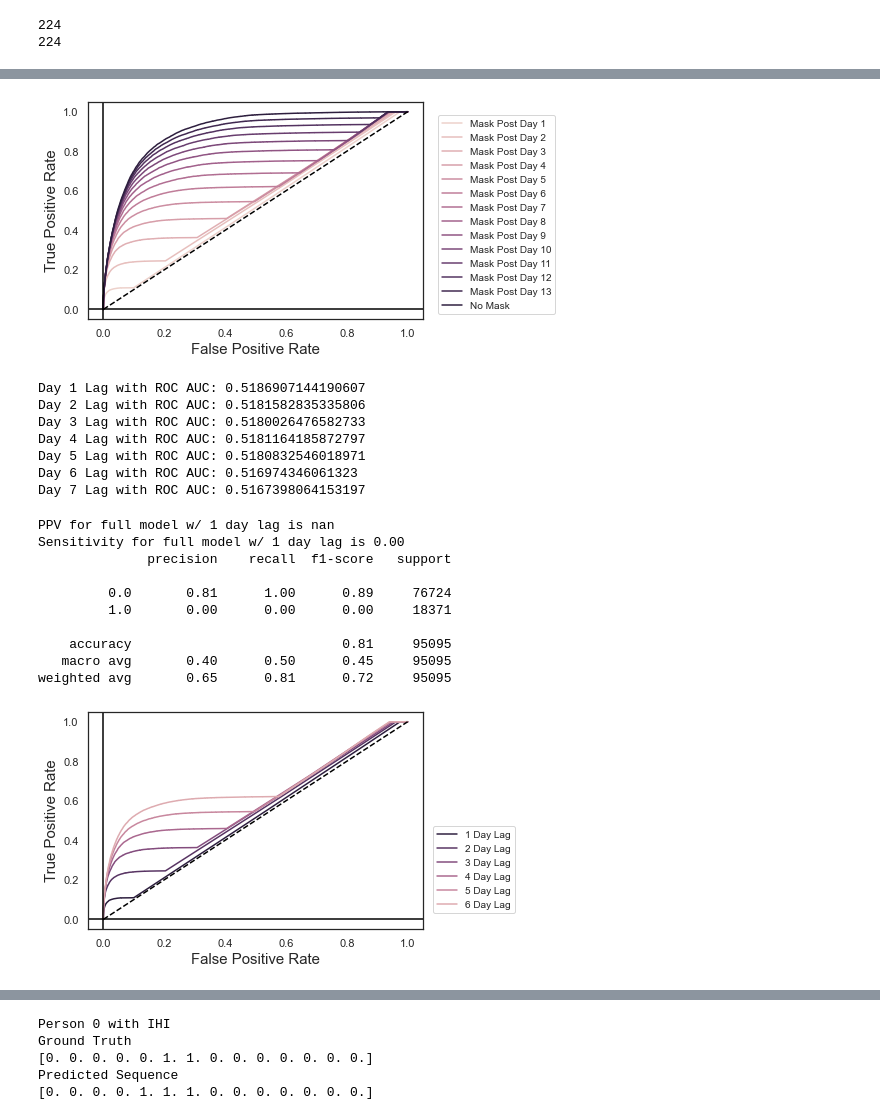
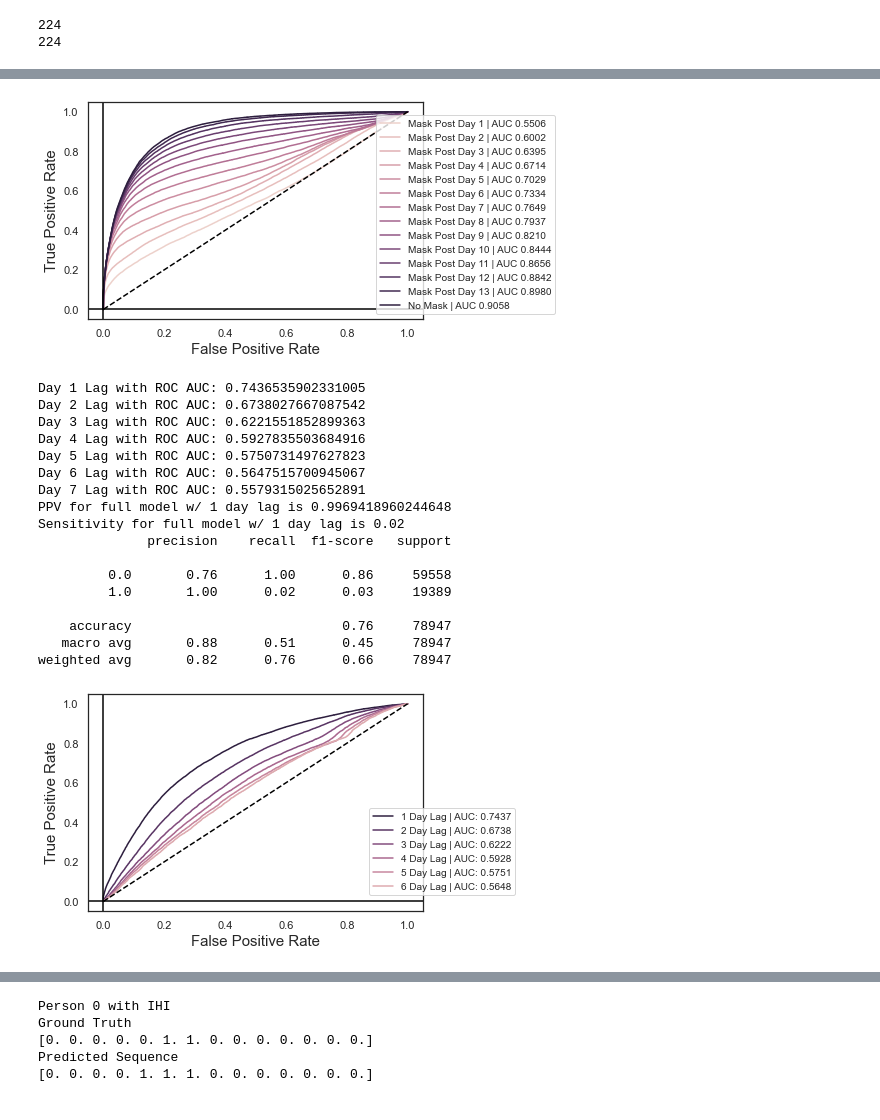
Before and after one commit to stemike/mimic-lstm, a Jupyter notebook: attention_mimic_implementation-final.ipynb, the cells around one changed output, grey strips where cells are left out. Saved outputs shown, nothing was run; the diff lists cells and outputs as text; code cells hidden in the pictures.

Commit message:
Added Weight initialization and fixed bugs in Jupyter Notebook

```diff
--- a/attention_mimic_implementation-final.ipynb
+++ b/attention_mimic_implementation-final.ipynb
@@ -430,5 +432,6 @@ with torch.no_grad():
     for mask in reversed(range(1, TIME_STEPS)):
         X_TEST_MASK[:,mask,:] = mask_value
         prediction, hidden = model_dict[m](X_TEST_MASK.clone().detach())
-        print(f"m={mask}: {prediction[:14,mask,0]}")
+        if debug:
+            print(f"m={mask}: {prediction[4,:,0]}")
         y_pred_mask_dict[mask] = prediction.detach().numpy()
@@ -507,6 +464,7 @@ tensor([[[0.0177],
 #Because the network was trained with padding values I assume that it automatically returns the same result
 #ignoring the prior states
 fpr_tpr_dict = dict()
+roc_aucs = []
 for mask in reversed(y_pred_mask_dict.keys()):
     (fpr, tpr, thresholds) = roc_curve(Y_TEST[~y_boolmat_test], y_pred_mask_dict[mask][~y_boolmat_test])
     fpr_tpr_dict[mask] = (fpr, tpr)
@@ -515,6 +473,7 @@ for mask in reversed(y_pred_mask_dict.keys()):
         print(f'Mask from day {mask + 1:02d} onward with ROC AUC: {roc_auc}')
     else:
         print(f'No masking \t\twith ROC AUC: {roc_auc}')
+    roc_aucs.append(roc_auc)
 
 fpr_tprs = fpr_tpr_dict.values()
 # %% [output]
@@ -542,12 +501,13 @@ ax.set_facecolor('white')
 
 counter = 1
 
-for color, fpr_tpr_tuple in zip(color_list, fpr_tprs):
-    if counter != 14:
-        plt.plot(fpr_tpr_tuple[0], fpr_tpr_tuple[1], label='Mask Post Day {0}'.format(counter), color=color)
-        counter = counter+1
-    elif counter == 14:
-        plt.plot(fpr_tpr_tuple[0], fpr_tpr_tuple[1], label='No Mask', color=color)
+for color, fpr_tpr_tuple, auc in zip(color_list, fpr_tprs, roc_aucs):
+    label = f'Mask Post Day {counter}'
+    if counter == 14:
+        label='No Mask'
+    label += f" | AUC {auc:.4f}"
+    plt.plot(fpr_tpr_tuple[0], fpr_tpr_tuple[1], label=label, color=color)
+    counter += 1
 
 plt.plot([0, 1], [0, 1], color='black', linestyle='--')
 plt.xlabel('False Positive Rate', fontsize=15)
@@ -558,37 +518,37 @@ legend = plt.legend(loc="lower right", prop={'size': 10}, bbox_to_anchor=(1.41,
 plt.savefig('./figures/{0}_roc_curves_Fig_1.{1}'.format(target, figure_format), format=figure_format,
              dpi=300, facecolor='white', transparent=True, bbox_extra_artists=(legend,), bbox_inches='tight')
 # %% [output]
-[figure, old version]
+[figure, new version]
 # %%
 ##############################
 ## FIGURE 2 LAG EXPERIMENTS ##
 ##############################
 y_test_lag_dict = dict()
 y_pred_lag_dict = dict()
-
+fpr_tpr_dict = dict()
+roc_aucs = []
 max_start_day = 7
 
 for start in range(1, max_start_day + 1):
-    non_nan = ~y_boolmat_test[:,i,::]
     ### 1 DAY LAGGED EXPERIMENTS ###
     ### all the first days of every person, all the second days, third days, in a 1D vector
-    y_test_lag = [Y_TEST[:,i][non_nan] for i in range(start, TIME_STEPS)]
+    y_test_lag = [Y_TEST[:,i][~y_boolmat_test[:,i,::]] for i in range(start, TIME_STEPS)]
     y_test_lag = np.concatenate(y_test_lag, axis=0)
     y_test_lag_dict[start] = y_test_lag
 
     # Selects the second day of "masking from second day onward" up to
     # 14th day from masking 14th day onward => only has the value for paddings in predictions
-    y_pred_lag = [y_pred_mask_dict[i][:,i,::][non_nan] for i in range(start, TIME_STEPS)]
+    y_pred_lag = [y_pred_mask_dict[i - start + 1][:,i,::][~y_boolmat_test[:,i,::]] for i in range(start, TIME_STEPS)]
     y_pred_lag = np.concatenate(y_pred_lag, axis=0)
     y_pred_lag_dict[start] = y_pred_lag
 
     ## LAG ROC ##
-    print(f'Day {start} Lag with ROC AUC: {roc_auc_score(y_test_lag, y_pred_lag)}')
+    auc = roc_auc_score(y_test_lag, y_pred_lag)
+    print(f'Day {start} Lag with ROC AUC: {auc}')
+    roc_aucs.append(auc)
 
     (fpr, tpr, thresholds) = roc_curve(y_test_lag, y_pred_lag)
-    # Updates the dict created above!!!
-    # In the original the first 7 masked fprs and tprs are updated!
-    fpr_tpr_dict[mask] = (fpr, tpr)
+    fpr_tpr_dict[start] = (fpr, tpr)
 
 fpr_tprs = fpr_tpr_dict.values()
 
@@ -608,40 +568,42 @@ print("Sensitivity for full model w/ 1 day lag is {0}".format(CR.split('\n')[3].
 
 print(classification_report(Y_TEST_LAG_1, np.around(Y_PRED_LAG_1)))
 # %% [output]
-Day 1 Lag with ROC AUC: 0.5186907144190607
-Day 2 Lag with ROC AUC: 0.5181582835335806
-Day 3 Lag with ROC AUC: 0.5180026476582733
-Day 4 Lag with ROC AUC: 0.5181164185872797
-Day 5 Lag with ROC AUC: 0.5180832546018971
-Day 6 Lag with ROC AUC: 0.516974346061323
-Day 7 Lag with ROC AUC: 0.5167398064153197
+Day 1 Lag with ROC AUC: 0.7436535902331005
+Day 2 Lag with ROC AUC: 0.6738027667087542
+Day 3 Lag with ROC AUC: 0.6221551852899363
+Day 4 Lag with ROC AUC: 0.5927835503684916
+Day 5 Lag with ROC AUC: 0.5750731497627823
+Day 6 Lag with ROC AUC: 0.5647515700945067
+Day 7 Lag with ROC AUC: 0.5579315025652891
+PPV for full model w/ 1 day lag is 0.9969418960244648
+Sensitivity for full model w/ 1 day lag is 0.02
+              precision    recall  f1-score   support
+
+         0.0       0.76      1.00      0.86     59558
+         1.0       1.00      0.02      0.03     19389
+
+    accuracy                           0.76     78947
+   macro avg       0.88      0.51      0.45     78947
+weighted avg       0.82      0.76      0.66     78947
-PPV for full model w/ 1 day lag is nan
-Sensitivity for full model w/ 1 day lag is 0.00
-              precision    recall  f1-score   support
-
-         0.0       0.81      1.00      0.89     76724
-         1.0       0.00      0.00      0.00     18371
-
-    accuracy                           0.81     95095
-   macro avg       0.40      0.50      0.45     95095
-weighted avg       0.65      0.81      0.72     95095
 # %%
 fig, ax = plt.subplots()
 ax.set_facecolor('white')
 
-for color, fpr_tpr_tuple, i in zip(np.array(color_list_reduced)[-1:0:-1], fpr_tprs, range(1, max_start_day + 1)):
-    plt.plot(fpr_tpr_tuple[0], fpr_tpr_tuple[1], label='{0} Day Lag'.format(i), color=color)
+days = range(1, max_start_day + 1)
+for color, fpr_tpr_tuple, i, auc in zip(np.array(color_list_reduced)[-1:0:-1], fpr_tprs, days, roc_aucs):
+    label = f'{i} Day Lag | AUC: {auc:.4f}'
+    plt.plot(fpr_tpr_tuple[0], fpr_tpr_tuple[1], label=label, color=color)
 
 plt.plot([0, 1], [0, 1], color='black', linestyle='--')
 plt.xlabel('False Positive Rate', fontsize=15)
 plt.ylabel('True Positive Rate', fontsize=15)
 plt.axhline(0, color='black')
 plt.axvline(0, color='black')
 legend = plt.legend(loc="lower right", prop={'size': 10}, bbox_to_anchor=(1.29, 0.05))
 plt.savefig('./figures/{0}_lagged_roc_curves_Fig_2.{1}'.format(target, figure_format), format=figure_format,
              dpi=300, facecolor='white', transparent=True, bbox_extra_artists=(legend,), bbox_inches='tight')
 # %% [output]
-[figure, old version]
+[figure, new version]
 # %%
 ##############
 ## FIGURE 3 ##
```
Also changed, not shown: parts of 15 cells of this notebook, 59 other files.
